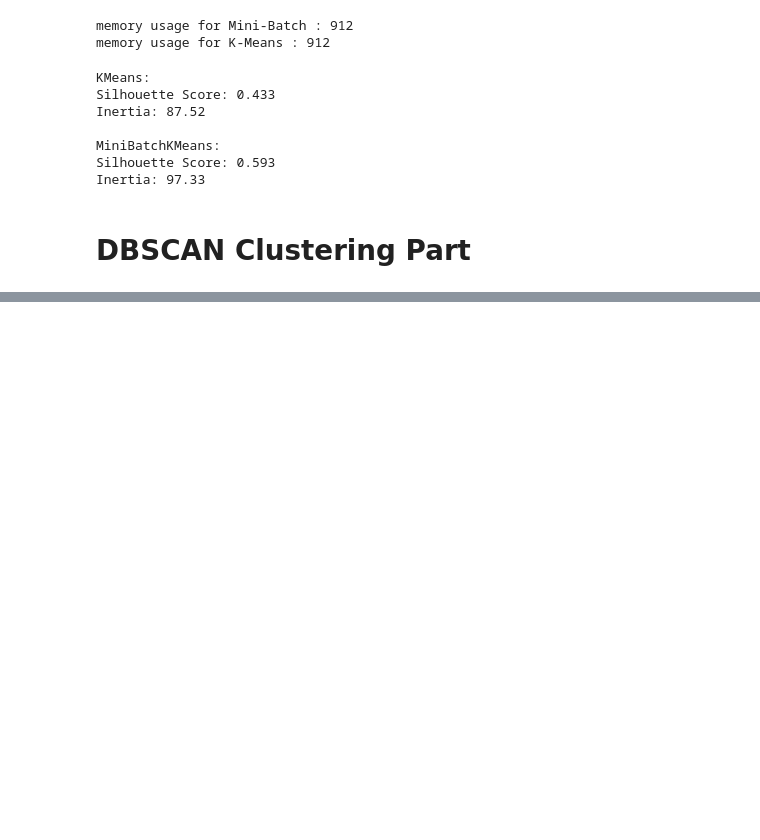
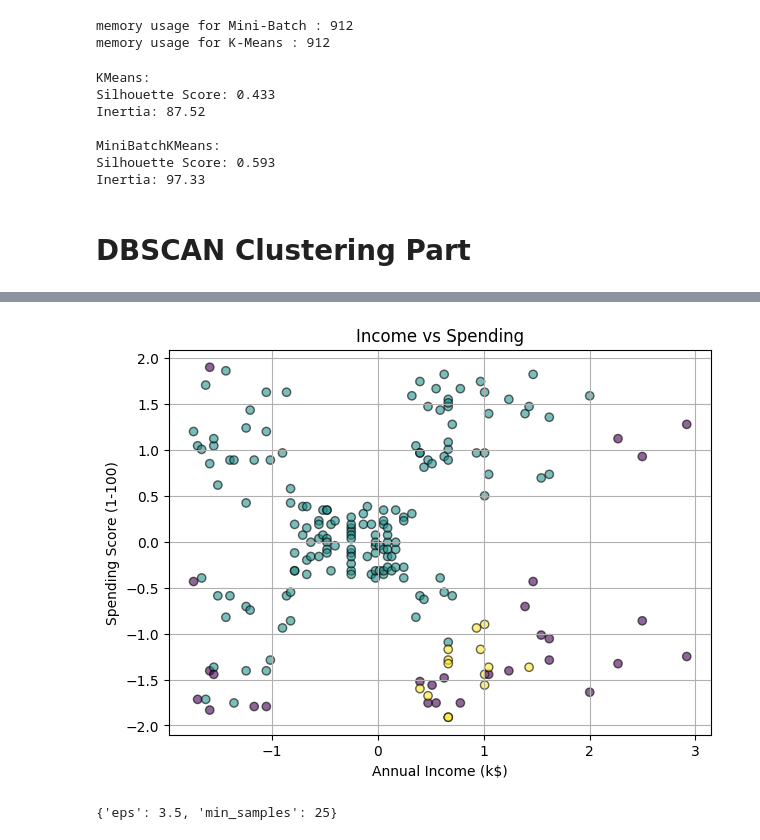
Before and after one commit to Naseem-Ananzeh/Ml2_Final_Project, a Jupyter notebook: MallcProject.ipynb, the cells around one changed output, grey strips where cells are left out. Cells and saved outputs as stored; diff of their text form; code cells hidden in the pictures; blank space fills up the shorter version.

```diff
--- a/MallcProject.ipynb
+++ b/MallcProject.ipynb
@@ -532,7 +548,7 @@ Inertia: 97.33
 # %% [markdown]
 # **DBSCAN Clustering Part**
 # %%
-#grid search for dbscan
+#grid search for original data
 
 from sklearn.model_selection import GridSearchCV
 from sklearn.metrics import silhouette_score
@@ -546,8 +562,8 @@ def silhouette_scorer(estimator, Mall_data):
     else:
         return -1
 
-dbscan_grid={'eps': [3.5,4,5,6,7,8],
-    'min_samples':[25,28,30,40]}
+dbscan_grid={'eps': [1.2,3.5,6,8,8.5],
+    'min_samples':[15,25,28,30,40]}
 
 dbscanSearch=GridSearchCV(DBSCAN() , dbscan_grid , scoring=silhouette_scorer)
 
@@ -557,0 +574,9 @@ print(dbscanSearch.best_params_)
+# %%
+#Applied DBSCAN for original data
+
+from sklearn.cluster import DBSCAN
+
+dbscan = DBSCAN(eps=1.2, min_samples=15)
+dbscan_label=dbscan.fit(Mall_data)
+
+print(dbscan.labels_)
@@ -558 +593,38 @@ print(dbscanSearch.best_params_)
+# %%
+# plot the original data
+
+plt.figure(figsize=(7, 5))
+plt.scatter(Mall_data['Annual Income (k$)'], Mall_data['Spending Score (1-100)'],
+            c=dbscan.labels_, alpha=0.6, edgecolor='k')
+plt.xlabel('Annual Income (k$)')
+plt.ylabel('Spending Score (1-100)')
+plt.title('Income vs Spending')
+plt.grid(True)
+plt.show()
+# %% [output]
+[figure, added]
+# %%
+#grid search for data after T-sne
+
+from sklearn.model_selection import GridSearchCV
+from sklearn.metrics import silhouette_score
+from sklearn.cluster import DBSCAN
+
+
+def silhouette_scorer(estimator, TSNE_Mall):
+    labels = estimator.fit_predict(TSNE_Mall)
+    if len(set(labels)) > 1 and -1 not in set(labels):
+        return silhouette_score(TSNE_Mall, labels)
+    else:
+        return -1
+
+dbscan_grid={'eps': [3.5,6,8,8.5],
+    'min_samples':[25,28,30,40]}
+
+dbscanSearch=GridSearchCV(DBSCAN() , dbscan_grid , scoring=silhouette_scorer)
+
+dbscanSearch.fit(TSNE_Mall)
+print(dbscanSearch.best_params_)
+# %% [output]
+{'eps': 3.5, 'min_samples': 25}
 # %%
```
Also changed, not shown: parts of 17 cells of this notebook.
